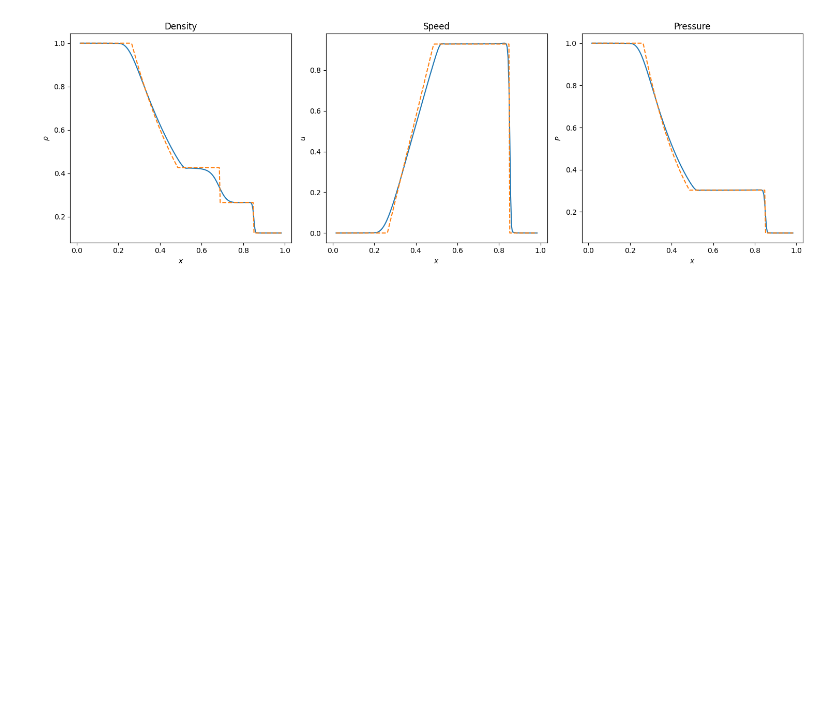
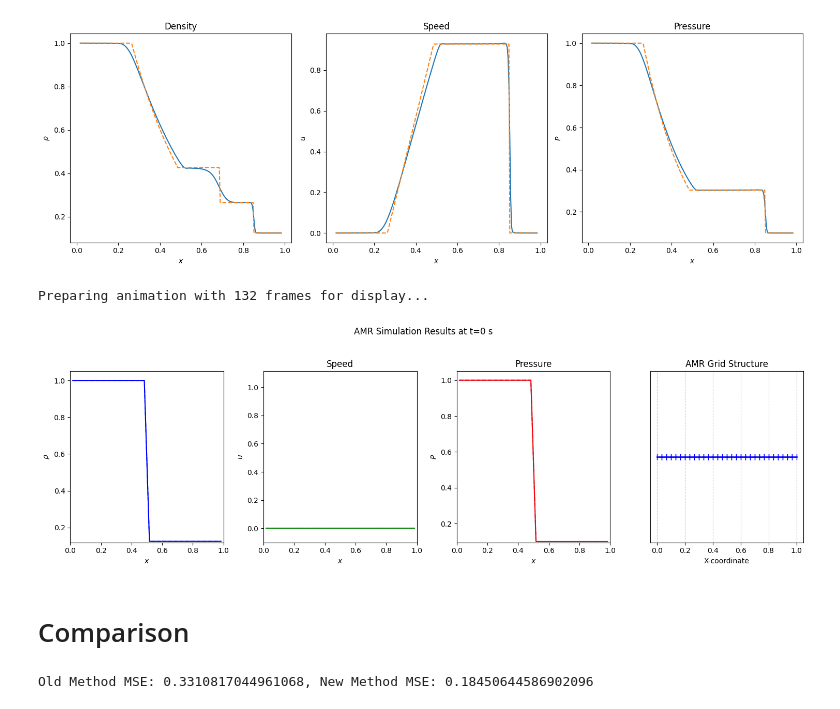
Before and after one commit to yttcari/1d_AMR, a Jupyter notebook: 03_1DAMR_solver.ipynb, the cells around one changed output. Saved outputs shown, nothing was run; the diff lists cells and outputs as text; code cells hidden in the pictures; blank space fills up the shorter version.

Commit message:
some easy comparison

```diff
--- a/03_1DAMR_solver.ipynb
+++ b/03_1DAMR_solver.ipynb
@@ -88,4 +88,9 @@ FINISHED
 [figure]
 [figure]
 # %%
-viz.animate(grid2_history, 'plot/test3.gif')
+viz.animate(grid2_history, 'plot/test3.gif', fps=len(grid2_history)/5, analytic=init_con)
+# %% [output]
+Preparing animation with 132 frames for display...
+[figure, added]
+# %% [markdown]
+# Comparison
@@ -91,0 +101,17 @@ viz.animate(grid2_history, 'plot/test3.gif')
+# %%
+import analytical
+import time
+
+def calc_MSE(history):
+    grid_cells = history[-1].get_all_active_cells()
+
+    X = np.array([c.x for c in grid_cells])
+    t = history[-1].t
+    grid_solution = np.array([c.prim for c in grid_cells])
+    analytic_solution = analytical.get_sod_solution(X, t, *init_con)
+
+    return MSE(grid_solution.T, analytic_solution)
+
+print(f"Old Method MSE: {calc_MSE(grid1_history)}, New Method MSE: {calc_MSE(grid2_history)}")
+# %% [output]
+Old Method MSE: 0.3310817044961068, New Method MSE: 0.18450644586902096
```
Also changed, not shown: parts of 6 cells of this notebook, 4 other files.
